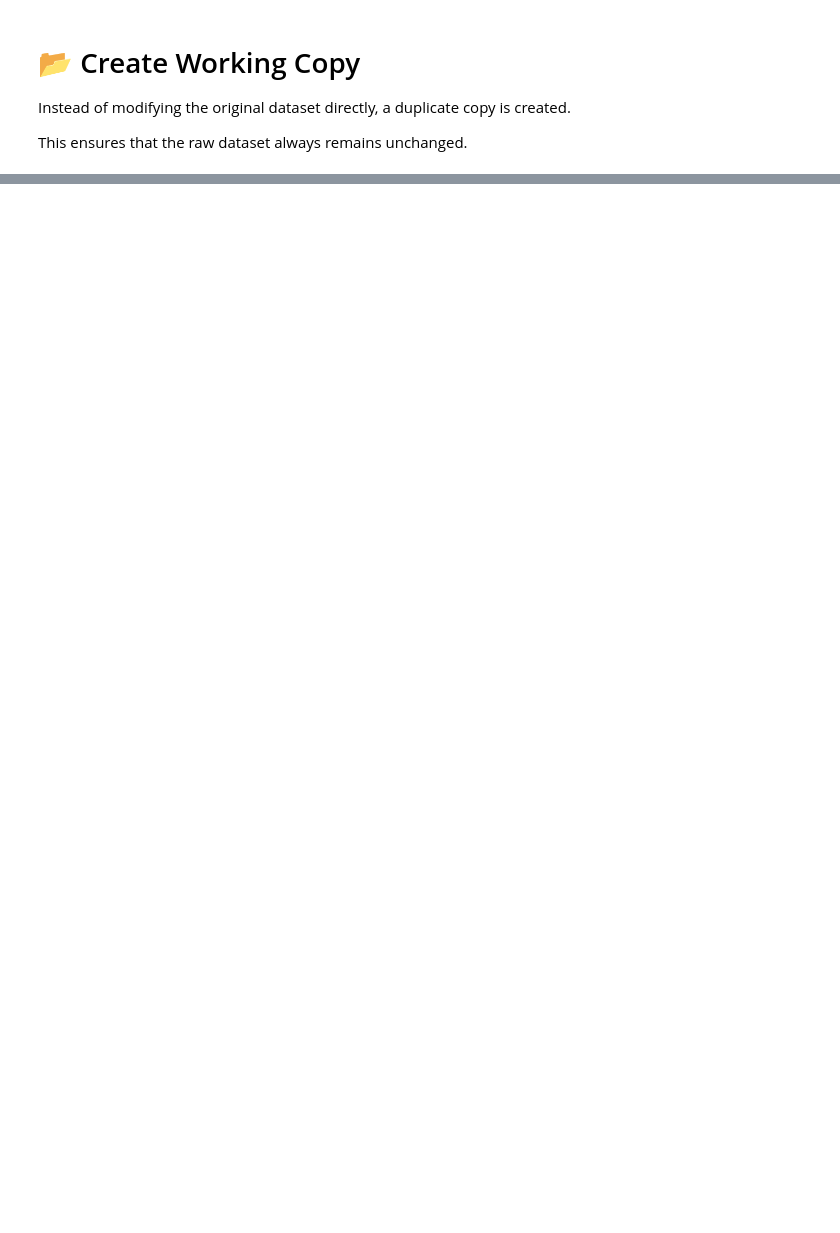
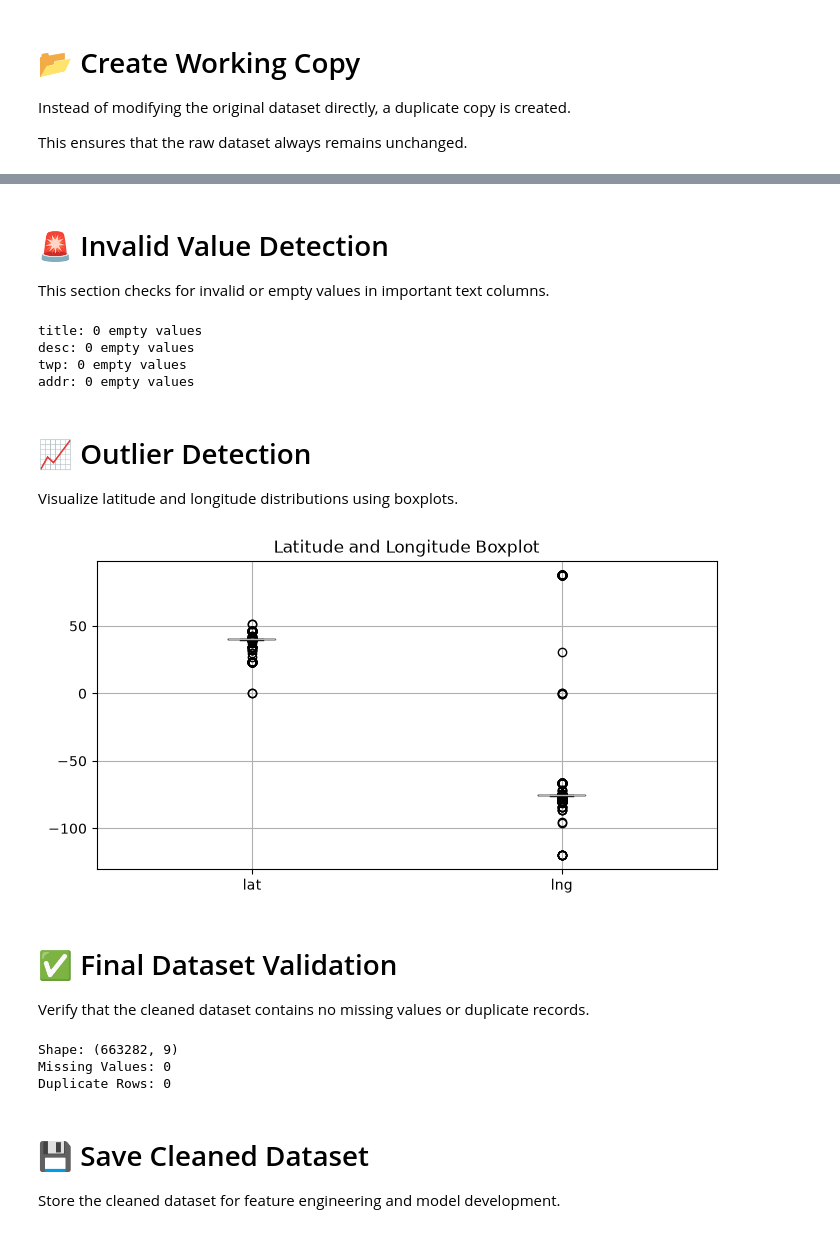
Before and after one commit to Ramya-Ramadoss/Emergency-Response-Intelligence, a Jupyter notebook: notebooks/02_Data_Cleaning.ipynb, the cells around one changed output, grey strips where cells are left out. Saved outputs shown, nothing was run; the diff lists cells and outputs as text; code cells hidden in the pictures; blank space fills up the shorter version.

```diff
--- a/notebooks/02_Data_Cleaning.ipynb
+++ b/notebooks/02_Data_Cleaning.ipynb
@@ -46,0 +186,5 @@ This ensures that the raw dataset always remains unchanged.
+# %%
+clean_df["zip"] = clean_df["zip"].fillna("Unknown")
+clean_df["twp"] = clean_df["twp"].fillna("Unknown")
+
+print("✅ Missing values handled successfully.")
@@ -46,0 +222,10 @@ This ensures that the raw dataset always remains unchanged.
+# %%
+rows_before = len(clean_df)
+
+clean_df = clean_df.drop_duplicates()
+
+rows_after = len(clean_df)
+
+print(f"Rows before cleaning : {rows_before}")
+print(f"Rows after cleaning  : {rows_after}")
+print(f"Duplicates removed   : {rows_before - rows_after}")
@@ -46,0 +261,4 @@ This ensures that the raw dataset always remains unchanged.
+# %%
+clean_df["timeStamp"] = pd.to_datetime(clean_df["timeStamp"])
+
+print("✅ timeStamp converted successfully.")
@@ -46,0 +284,7 @@ This ensures that the raw dataset always remains unchanged.
+# %%
+text_columns = ["title", "desc", "twp", "addr"]
+
+for col in text_columns:
+    clean_df[col] = clean_df[col].astype(str).str.strip()
+
+print("✅ Text cleaned successfully.")
@@ -46,0 +302,46 @@ This ensures that the raw dataset always remains unchanged.
+# %% [markdown]
+# 🚨 Invalid Value Detection
+
+This section checks for invalid or empty values in important text columns.
+# %%
+text_columns = ["title", "desc", "twp", "addr"]
+
+for col in text_columns:
+    invalid = clean_df[col].eq("").sum()
+    print(f"{col}: {invalid} empty values")
+# %% [output]
+title: 0 empty values
+desc: 0 empty values
+twp: 0 empty values
+addr: 0 empty values
+# %% [markdown]
+# 📈 Outlier Detection
+
+Visualize latitude and longitude distributions using boxplots.
+# %%
+import matplotlib.pyplot as plt
+
+plt.figure(figsize=(8,4))
+
+clean_df[["lat", "lng"]].boxplot()
+
+plt.title("Latitude and Longitude Boxplot")
+plt.show()
+# %% [output]
+[figure, added]
+# %% [markdown]
+# ✅ Final Dataset Validation
+
+Verify that the cleaned dataset contains no missing values or duplicate records.
+# %%
+print("Shape:", clean_df.shape)
+print("Missing Values:", clean_df.isnull().sum().sum())
+print("Duplicate Rows:", clean_df.duplicated().sum())
+# %% [output]
+Shape: (663282, 9)
+Missing Values: 0
+Duplicate Rows: 0
+# %% [markdown]
+# 💾 Save Cleaned Dataset
+
+Store the cleaned dataset for feature engineering and model development.
```
Also changed, not shown: parts of 35 cells of this notebook, 2 other files.
